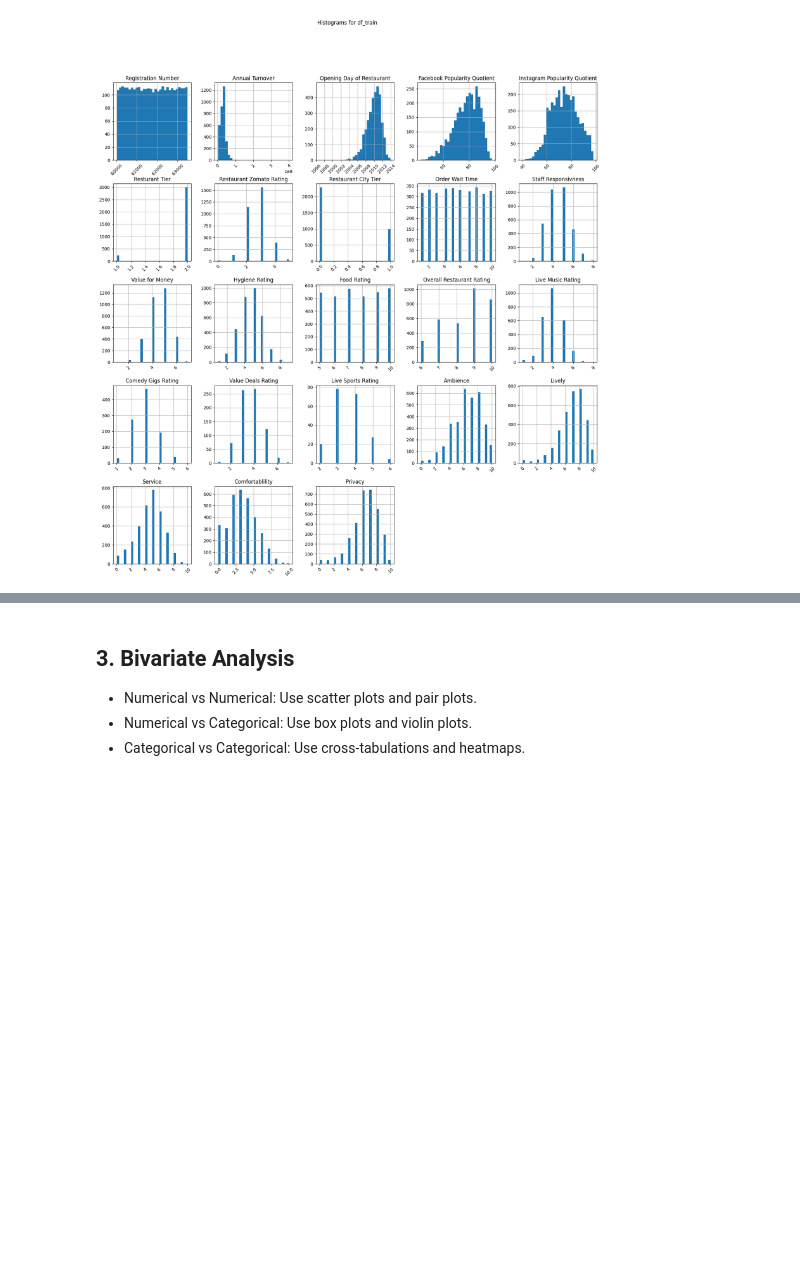
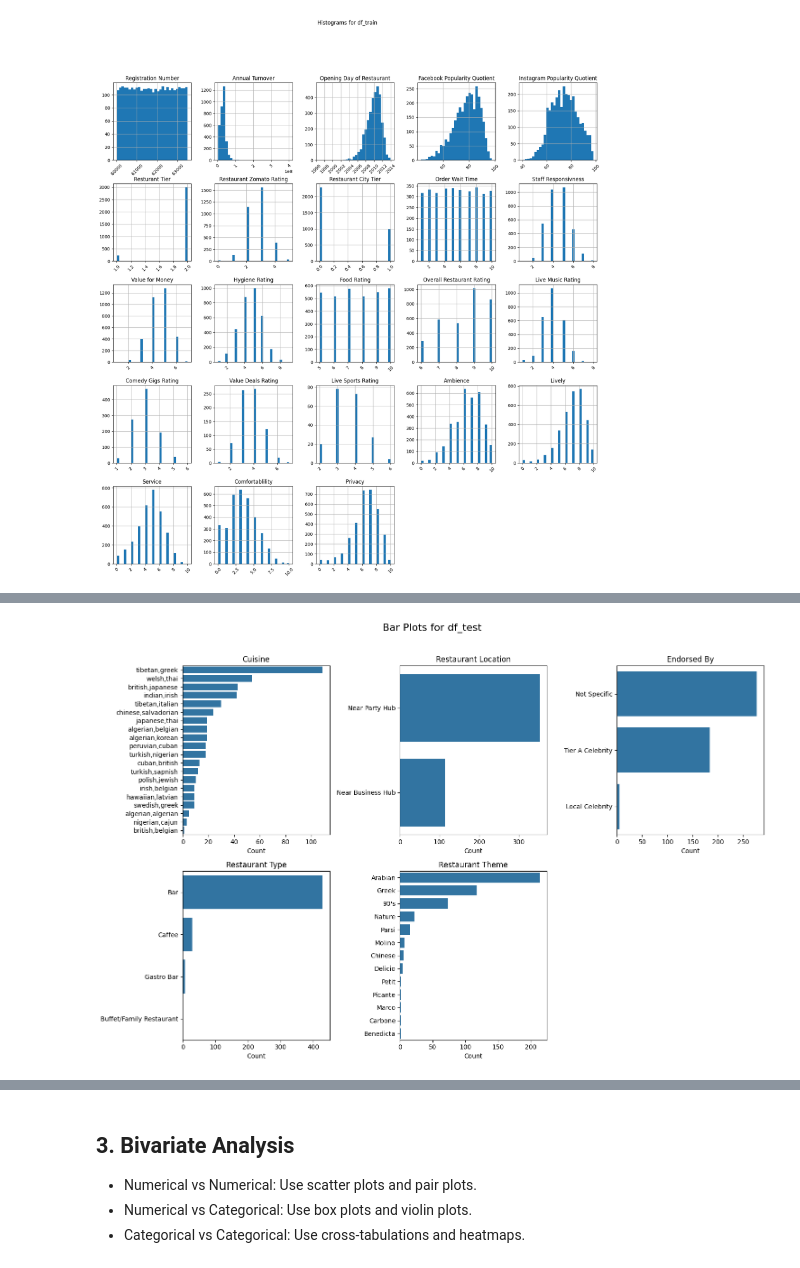
Before and after one commit to andresyarte/Restaurant-Turnover-Prediction, a Jupyter notebook: main.ipynb, the cells around one changed output, grey strips where cells are left out. Drawn from its saved outputs; the diff is of its cells as text; code cells hidden in the pictures; blank space fills up the shorter version.

```diff
--- a/main.ipynb
+++ b/main.ipynb
@@ -394,0 +451,5 @@ create_boxplots(df_test, 'Boxplots for df_test')
+# %%
+# Drop city because it is too clutered
+create_bar_plots(df_test.drop(columns={'City'}), 'Bar Plots for df_test')
+# %% [output]
+[figure, added]
```
Also changed, not shown: parts of 71 cells of this notebook, 5 other files.
